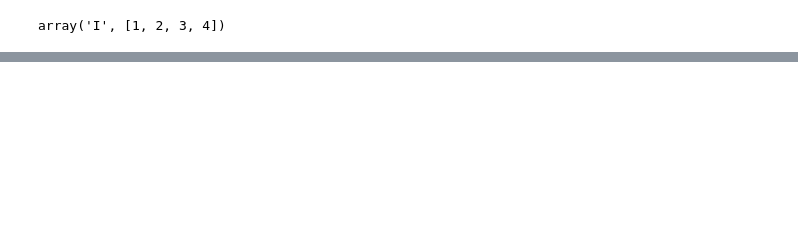
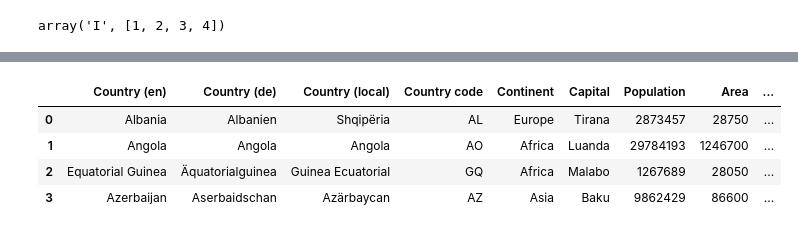
Before and after one commit to abhijeetmote/pandas_ecosystem, a Jupyter notebook: pandas_ecosystem.ipynb, the cells around one changed output, grey strips where cells are left out. Cells and saved outputs as stored; diff of their text form; code cells hidden in the pictures; blank space fills up the shorter version.

```diff
--- a/pandas_ecosystem.ipynb
+++ b/pandas_ecosystem.ipynb
@@ -60,0 +373,12 @@ static_frame.core.frame.Frame
+# %%
+import pandas
+
+countries = pandas.read_csv('https://github.com/datapythonista/pandas_ecosystem/raw/master/data/countries.csv.gz',
+                            sep=';')
+countries
+# %% [output]
+|  | Country (en) | Country (de) | Country (local) | Country code | Continent | Capital | Population | Area | ... |
+| 0 | Albania | Albanien | Shqipëria | AL | Europe | Tirana | 2873457 | 28750 | ... |
+| 1 | Angola | Angola | Angola | AO | Africa | Luanda | 29784193 | 1246700 | ... |
+| 2 | Equatorial Guinea | Äquatorialguinea | Guinea Ecuatorial | GQ | Africa | Malabo | 1267689 | 28050 | ... |
+| 3 | Azerbaijan | Aserbaidschan | Azärbaycan | AZ | Asia | Baku | 9862429 | 86600 | ... |
```
Also changed, not shown: parts of 70 cells of this notebook, 32 other files.
